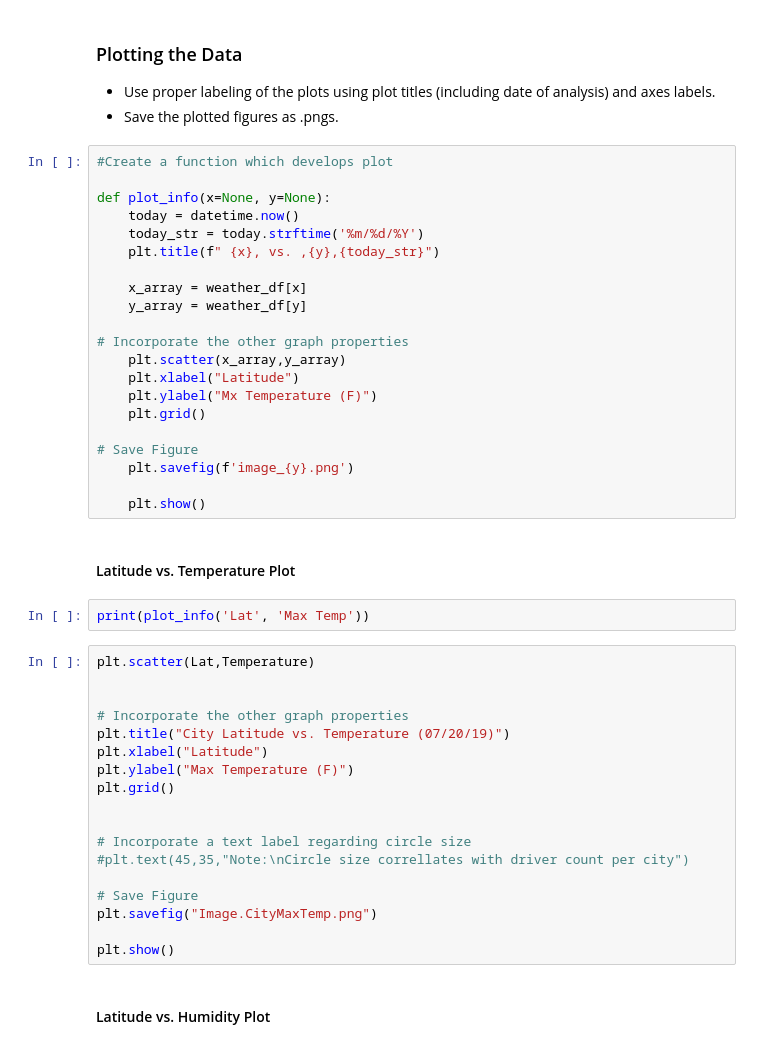
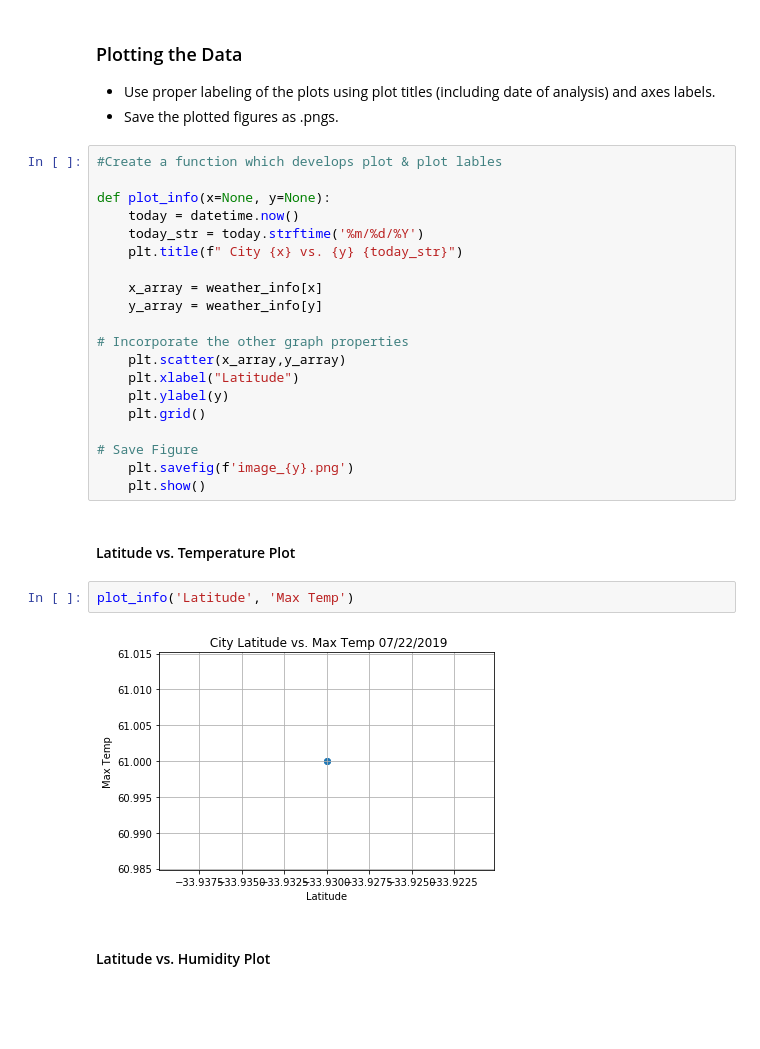
Before and after one commit to adfenelon/Fenelon_Data-Boot-Camp-Homework, a Jupyter notebook: Fenelon Homework/06-Python API/starter_code/WeatherPy.ipynb, the cells around one changed output. Cells and saved outputs as stored; diff of their text form; blank space fills up the shorter version.

```diff
--- a/Fenelon Homework/06-Python API/starter_code/WeatherPy.ipynb
+++ b/Fenelon Homework/06-Python API/starter_code/WeatherPy.ipynb
@@ -127,48 +142,31 @@ weather_df
 * Use proper labeling of the plots using plot titles (including date of analysis) and axes labels.
 * Save the plotted figures as .pngs.
 # %%
-#Create a function which develops plot
+#Create a function which develops plot & plot lables
 
 def plot_info(x=None, y=None):
     today = datetime.now()
     today_str = today.strftime('%m/%d/%Y')
-    plt.title(f" {x}, vs. ,{y},{today_str}")
+    plt.title(f" City {x} vs. {y} {today_str}")
 
-    x_array = weather_df[x]
-    y_array = weather_df[y]
+    x_array = weather_info[x]
+    y_array = weather_info[y]
 
 # Incorporate the other graph properties
     plt.scatter(x_array,y_array)
     plt.xlabel("Latitude")
-    plt.ylabel("Mx Temperature (F)")
+    plt.ylabel(y)
     plt.grid()
 
 # Save Figure
     plt.savefig(f'image_{y}.png')
-
     plt.show()
 # %% [markdown]
 #### Latitude vs. Temperature Plot
-# %%
-print(plot_info('Lat', 'Max Temp'))
-# %%
-plt.scatter(Lat,Temperature)
-
-
-# Incorporate the other graph properties
-plt.title("City Latitude vs. Temperature (07/20/19)")
-plt.xlabel("Latitude")
-plt.ylabel("Max Temperature (F)")
-plt.grid()
-
-
-# Incorporate a text label regarding circle size
-#plt.text(45,35,"Note:\nCircle size correllates with driver count per city")
-
-# Save Figure
-plt.savefig("Image.CityMaxTemp.png")
-
-plt.show()
+# %%
+plot_info('Latitude', 'Max Temp')
+# %% [output]
+[figure, added]
 # %% [markdown]
 #### Latitude vs. Humidity Plot
 # %%
```
Also changed, not shown: parts of 15 cells of this notebook, 8 other files.
